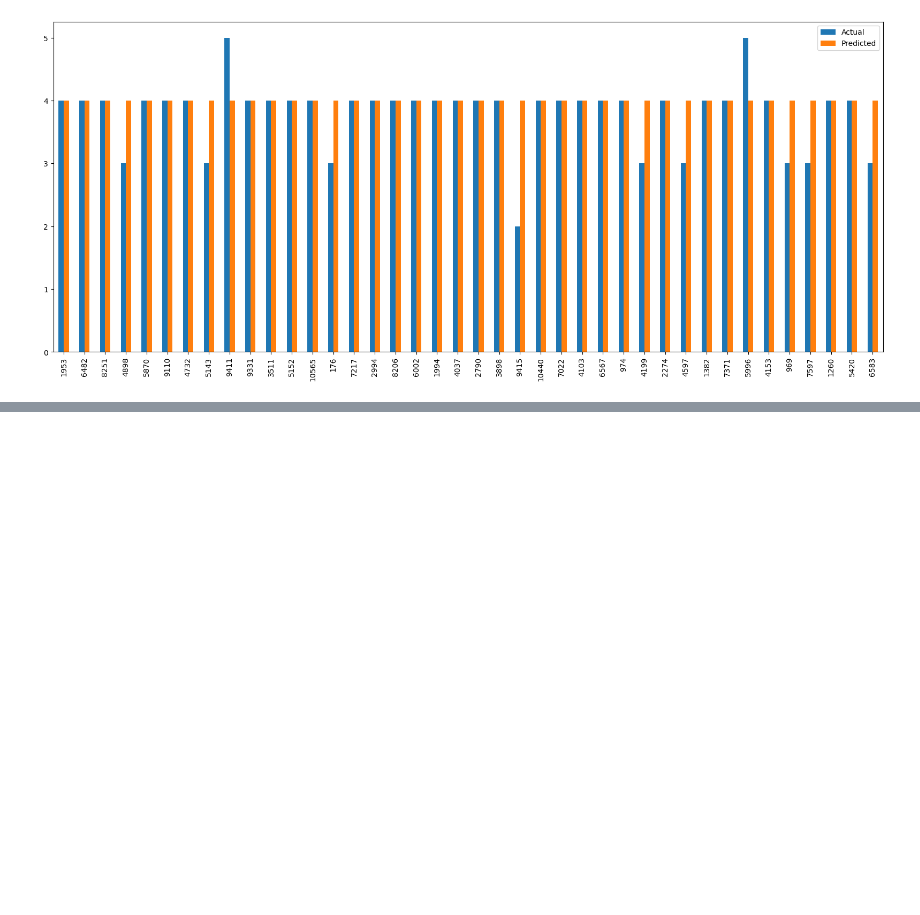
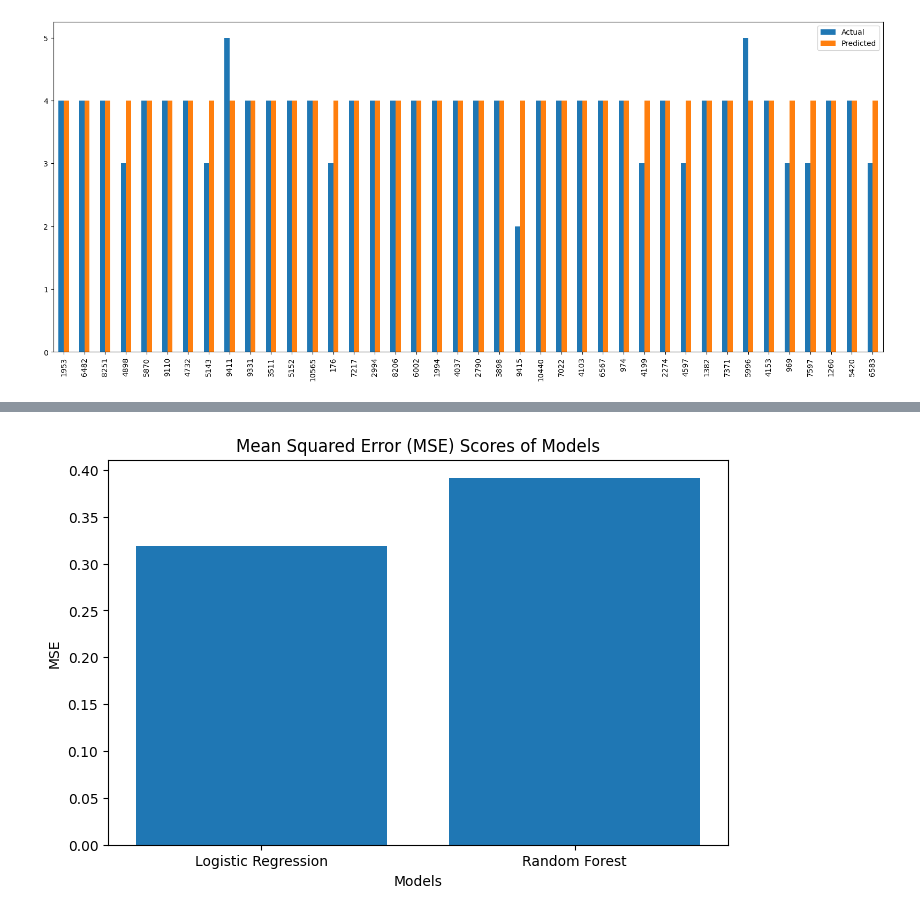
Before and after one commit to Tuwaiq-Data-Science-Bootcamp-V3/Bootcamp-Project-4-Machine-Learning, a Jupyter notebook: MLproject.ipynb, the cells around one changed output, grey strips where cells are left out. Saved outputs shown, nothing was run; the diff lists cells and outputs as text; code cells hidden in the pictures; blank space fills up the shorter version.

```diff
--- a/MLproject.ipynb
+++ b/MLproject.ipynb
@@ -529,0 +565,10 @@ dfReg2[:40].plot(kind = "bar", figsize = (20,8))
+# %%
+# Plotting MSE scores
+plt.figure(figsize=(8, 5))
+plt.bar(models, mse_scores)
+plt.title('Mean Squared Error (MSE) Scores of Models')
+plt.xlabel('Models')
+plt.ylabel('MSE')
+plt.show()
+# %% [output]
+[figure, added]
```
Also changed, not shown: parts of 6 cells of this notebook, 1 other file.
